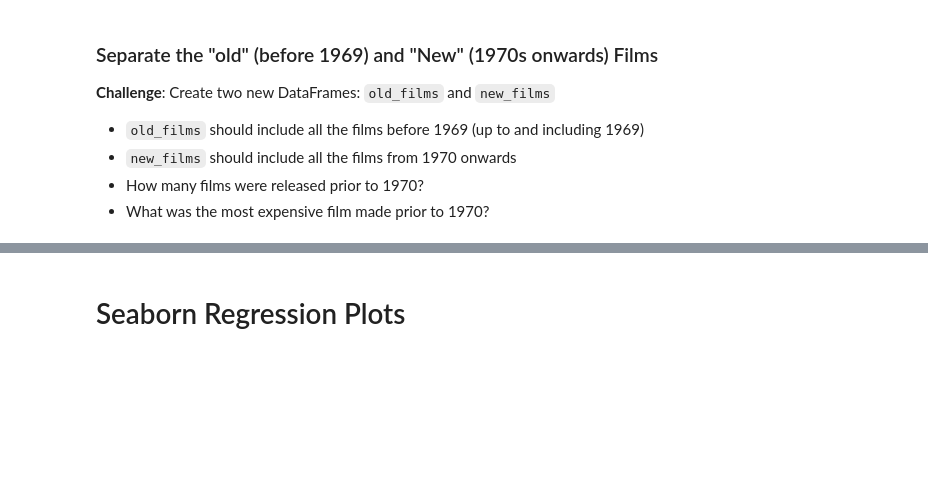
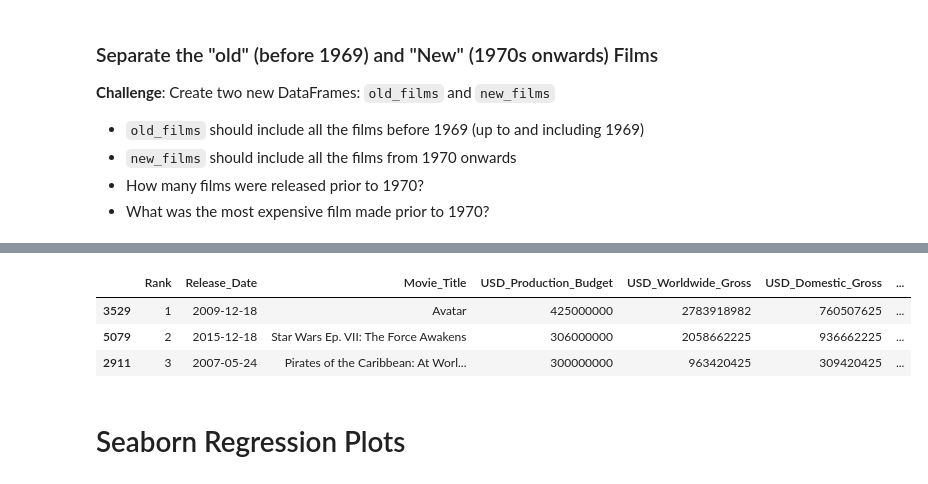
Before and after one commit to TahaThinks/DataScienceProjects2024, a Jupyter notebook: Seaborn_and_Linear_Regression_(start).ipynb, the cells around one changed output, grey strips where cells are left out. Saved outputs shown, nothing was run; the diff lists cells and outputs as text; code cells hidden in the pictures; blank space fills up the shorter version.

```diff
--- a/Seaborn_and_Linear_Regression_(start).ipynb
+++ b/Seaborn_and_Linear_Regression_(start).ipynb
@@ -277,2 +285,10 @@ data_clean['Decade'] = decades
+# %%
+new_films = data_clean[data_clean['Decade'] > 1969]
+new_films.sort_values('USD_Production_Budget', ascending=False).head(3)
+# %% [output]
+|  | Rank | Release_Date | Movie_Title | USD_Production_Budget | USD_Worldwide_Gross | USD_Domestic_Gross | ... |
+| 3529 | 1 | 2009-12-18 | Avatar | 425000000 | 2783918982 | 760507625 | ... |
+| 5079 | 2 | 2015-12-18 | Star Wars Ep. VII: The Force Awakens | 306000000 | 2058662225 | 936662225 | ... |
+| 2911 | 3 | 2007-05-24 | Pirates of the Caribbean: At Worl... | 300000000 | 963420425 | 309420425 | ... |
 # %% [markdown]
 # Seaborn Regression Plots
```
Also changed, not shown: parts of 3 cells of this notebook.
